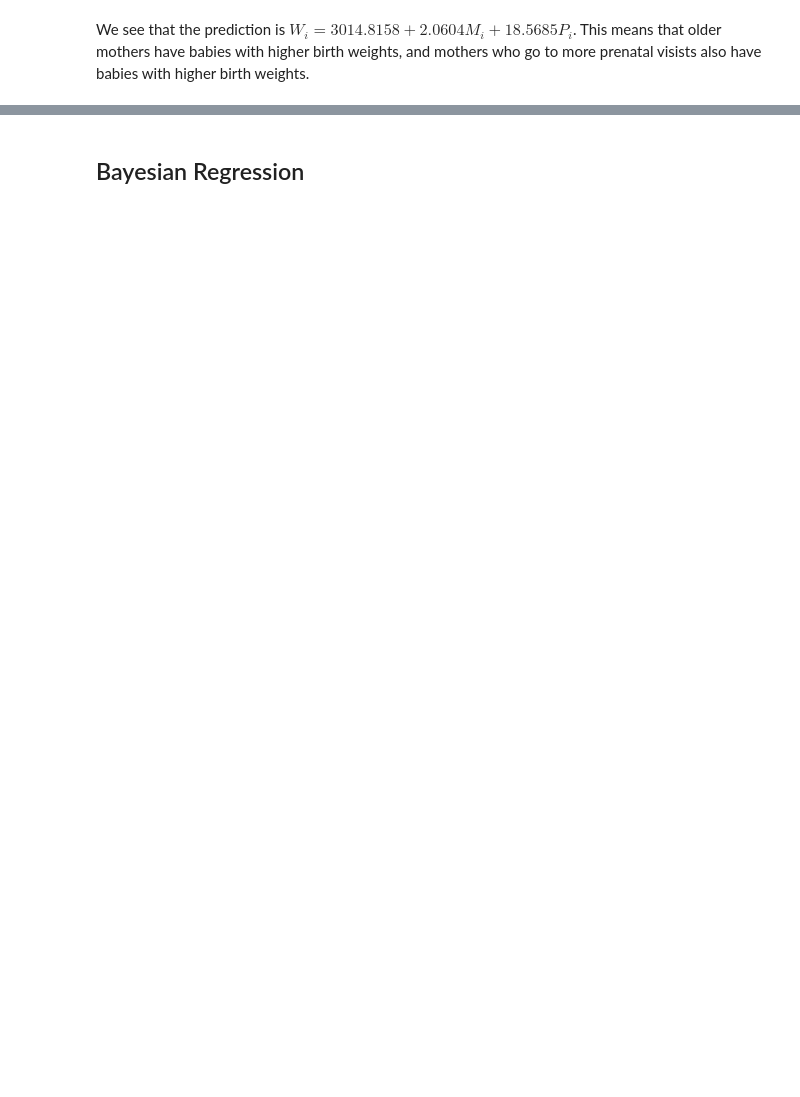
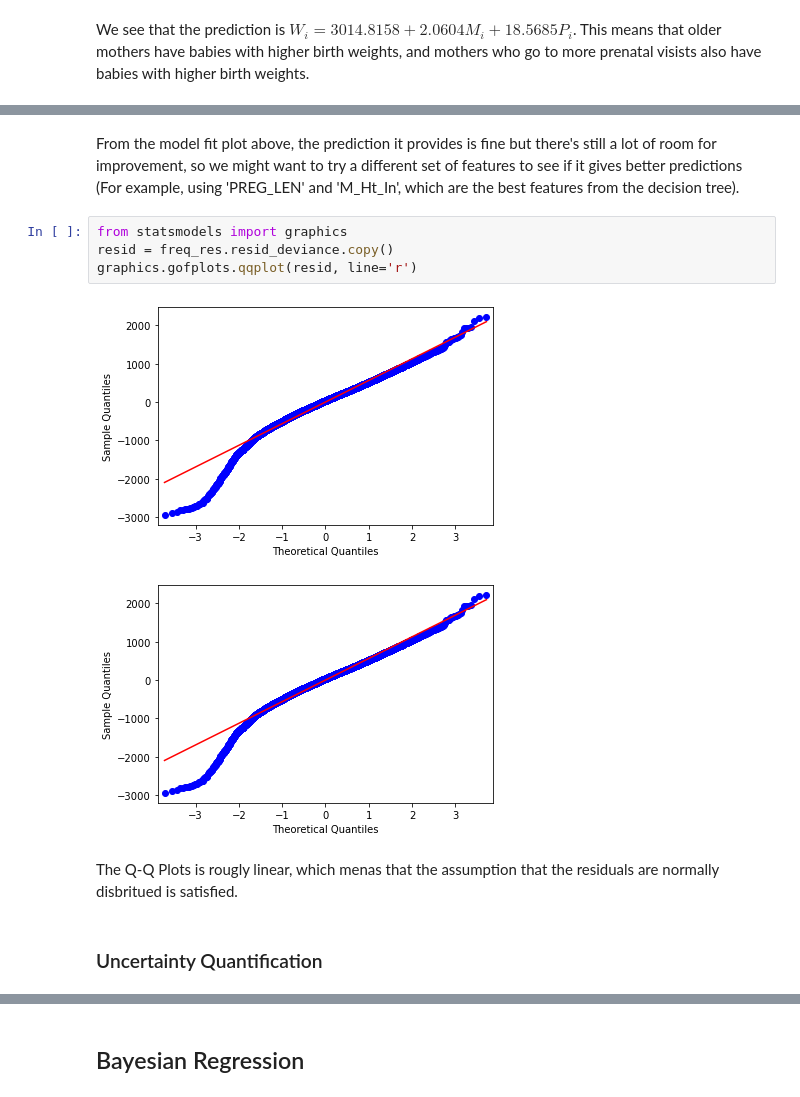
Before and after one commit to WenhaoP/Data102-Fa22-Proj, a Jupyter notebook: prediction_glm.ipynb, the cells around one changed output, grey strips where cells are left out. Drawn from its saved outputs; the diff is of its cells as text; blank space fills up the shorter version.

```diff
--- a/prediction_glm.ipynb
+++ b/prediction_glm.ipynb
@@ -229,0 +259,13 @@ We see that the prediction is $W_i = 3014.8158 + 2.0604M_i + 18.5685P_i$. This m
+# %% [markdown]
+From the model fit plot above, the prediction it provides is fine but there's still a lot of room for improvement, so we might want to try a different set of features to see if it gives better predictions (For example, using 'PREG_LEN' and 'M_Ht_In', which are the best features from the decision tree).
+# %%
+from statsmodels import graphics
+resid = freq_res.resid_deviance.copy()
+graphics.gofplots.qqplot(resid, line='r')
+# %% [output]
+[figure, added]
+[figure, added]
+# %% [markdown]
+The Q-Q Plots is rougly linear, which menas that the assumption that the residuals are normally disbritued is satisfied.
+# %% [markdown]
+### Uncertainty Quantification
```
Also changed, not shown: parts of 30 cells of this notebook.
